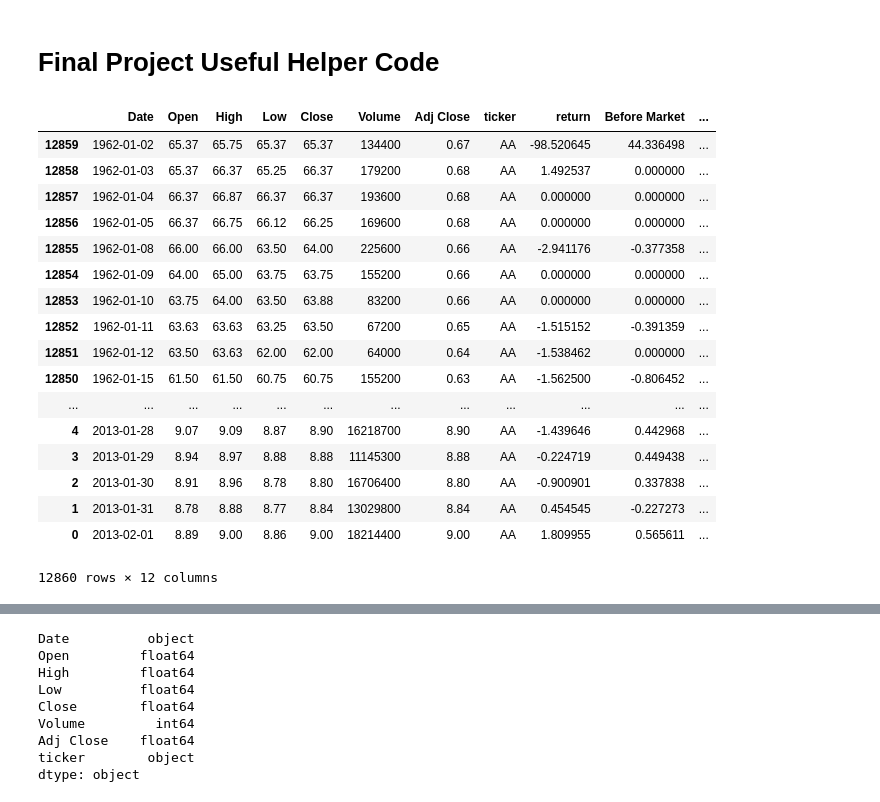
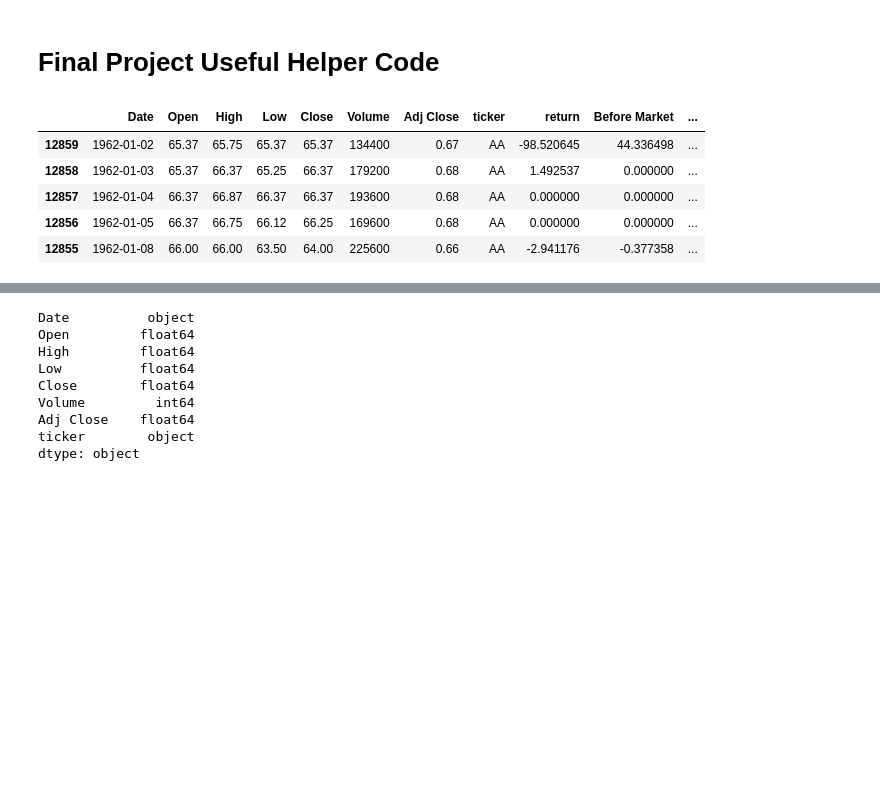
Before and after one commit to nelson-yao/MIDS-W266-Final-MSY, a Jupyter notebook: Basic Model/Template Code.ipynb, the cells around one changed output, grey strips where cells are left out. Drawn from its saved outputs; the diff is of its cells as text; code cells hidden in the pictures; blank space fills up the shorter version.

```diff
--- a/Basic Model/Template Code.ipynb
+++ b/Basic Model/Template Code.ipynb
@@ -58,24 +59,12 @@ frame["After Market"] = float(100)*(frame.Open.shift(-1) - frame.Close)/frame.Cl
 # %%
 frame['Date'] = pd.to_datetime(frame['Date'])
 # %%
-frame.loc[frame["ticker"] =='AA', :]
+frame.loc[frame["ticker"] =='AA', :].head()
 #frame.loc[(frame["ticker"] =='AA' and frame['Date'] == datetime.date(2002, 7, 11)), :]
 # %% [output]
 |  | Date | Open | High | Low | Close | Volume | Adj Close | ticker | return | Before Market | ... |
 | 12859 | 1962-01-02 | 65.37 | 65.75 | 65.37 | 65.37 | 134400 | 0.67 | AA | -98.520645 | 44.336498 | ... |
 | 12858 | 1962-01-03 | 65.37 | 66.37 | 65.25 | 66.37 | 179200 | 0.68 | AA | 1.492537 | 0.000000 | ... |
 | 12857 | 1962-01-04 | 66.37 | 66.87 | 66.37 | 66.37 | 193600 | 0.68 | AA | 0.000000 | 0.000000 | ... |
 | 12856 | 1962-01-05 | 66.37 | 66.75 | 66.12 | 66.25 | 169600 | 0.68 | AA | 0.000000 | 0.000000 | ... |
 | 12855 | 1962-01-08 | 66.00 | 66.00 | 63.50 | 64.00 | 225600 | 0.66 | AA | -2.941176 | -0.377358 | ... |
-| 12854 | 1962-01-09 | 64.00 | 65.00 | 63.75 | 63.75 | 155200 | 0.66 | AA | 0.000000 | 0.000000 | ... |
-| 12853 | 1962-01-10 | 63.75 | 64.00 | 63.50 | 63.88 | 83200 | 0.66 | AA | 0.000000 | 0.000000 | ... |
-| 12852 | 1962-01-11 | 63.63 | 63.63 | 63.25 | 63.50 | 67200 | 0.65 | AA | -1.515152 | -0.391359 | ... |
-| 12851 | 1962-01-12 | 63.50 | 63.63 | 62.00 | 62.00 | 64000 | 0.64 | AA | -1.538462 | 0.000000 | ... |
-| 12850 | 1962-01-15 | 61.50 | 61.50 | 60.75 | 60.75 | 155200 | 0.63 | AA | -1.562500 | -0.806452 | ... |
-| ... | ... | ... | ... | ... | ... | ... | ... | ... | ... | ... | ... |
-| 4 | 2013-01-28 | 9.07 | 9.09 | 8.87 | 8.90 | 16218700 | 8.90 | AA | -1.439646 | 0.442968 | ... |
-| 3 | 2013-01-29 | 8.94 | 8.97 | 8.88 | 8.88 | 11145300 | 8.88 | AA | -0.224719 | 0.449438 | ... |
-| 2 | 2013-01-30 | 8.91 | 8.96 | 8.78 | 8.80 | 16706400 | 8.80 | AA | -0.900901 | 0.337838 | ... |
-| 1 | 2013-01-31 | 8.78 | 8.88 | 8.77 | 8.84 | 13029800 | 8.84 | AA | 0.454545 | -0.227273 | ... |
-| 0 | 2013-02-01 | 8.89 | 9.00 | 8.86 | 9.00 | 18214400 | 9.00 | AA | 1.809955 | 0.565611 | ... |
-12860 rows × 12 columns
```
Also changed, not shown: parts of 12 cells of this notebook.
